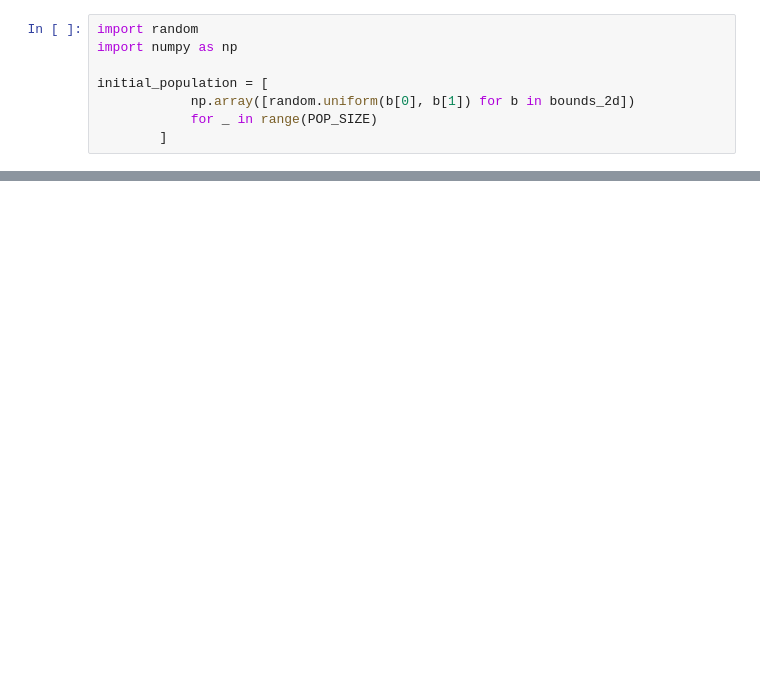
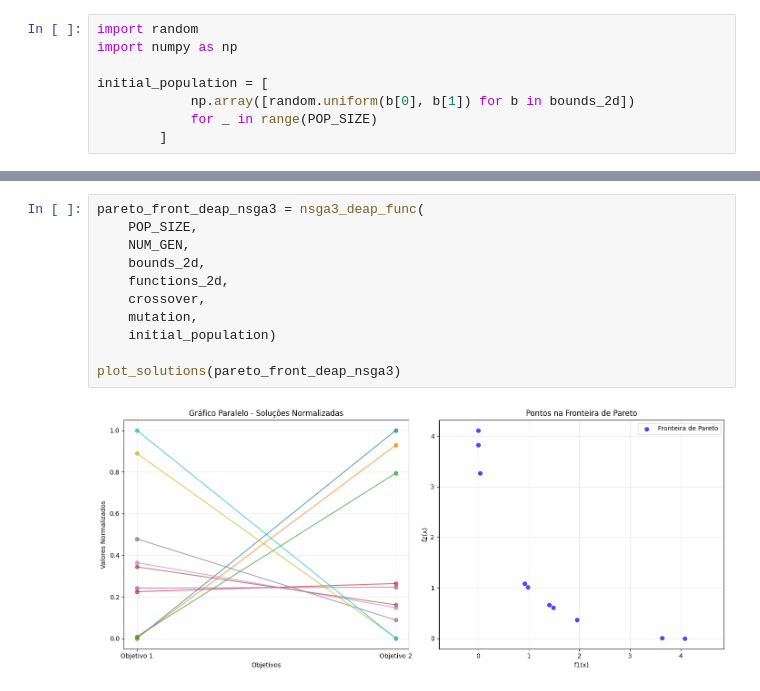
Before and after one commit to JunioCesarFerreira/NSGA-Studies, a Jupyter notebook: notebooks/comparative/nsga-comparations3.ipynb, the cells around one changed output, grey strips where cells are left out. Cells and saved outputs as stored; diff of their text form; blank space fills up the shorter version.

```diff
--- a/notebooks/comparative/nsga-comparations3.ipynb
+++ b/notebooks/comparative/nsga-comparations3.ipynb
@@ -72,0 +156,13 @@ plot_solutions(pareto_front_my_nsga3)
+# %%
+pareto_front_deap_nsga3 = nsga3_deap_func(
+    POP_SIZE,
+    NUM_GEN,
+    bounds_2d,
+    functions_2d,
+    crossover,
+    mutation,
+    initial_population)
+
+plot_solutions(pareto_front_deap_nsga3)
+# %% [output]
+[figure, added]
```
Also changed, not shown: parts of 18 cells of this notebook, 1 other file.
